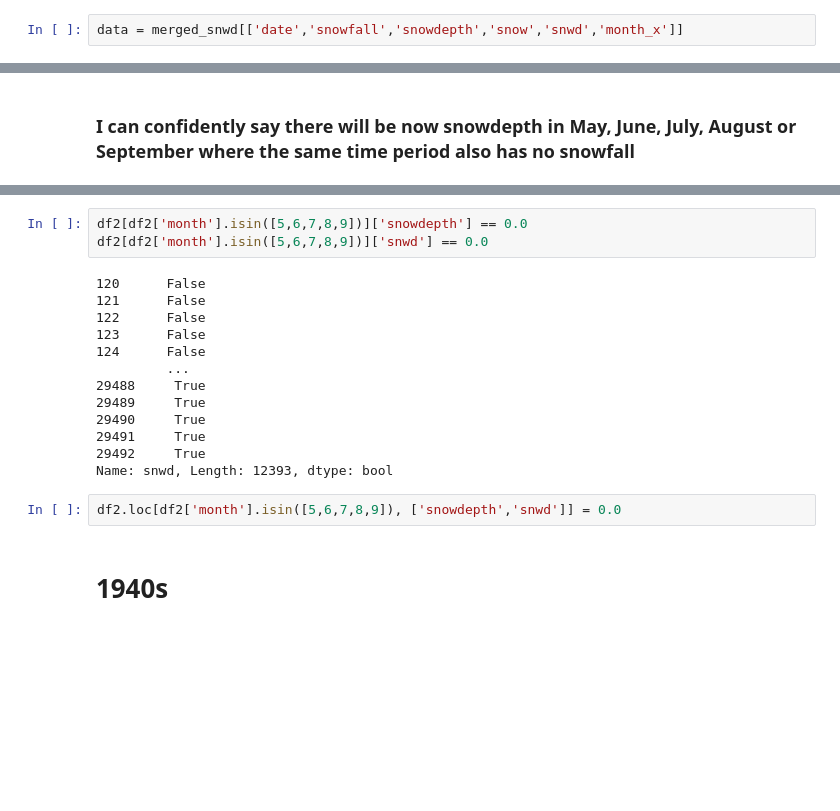
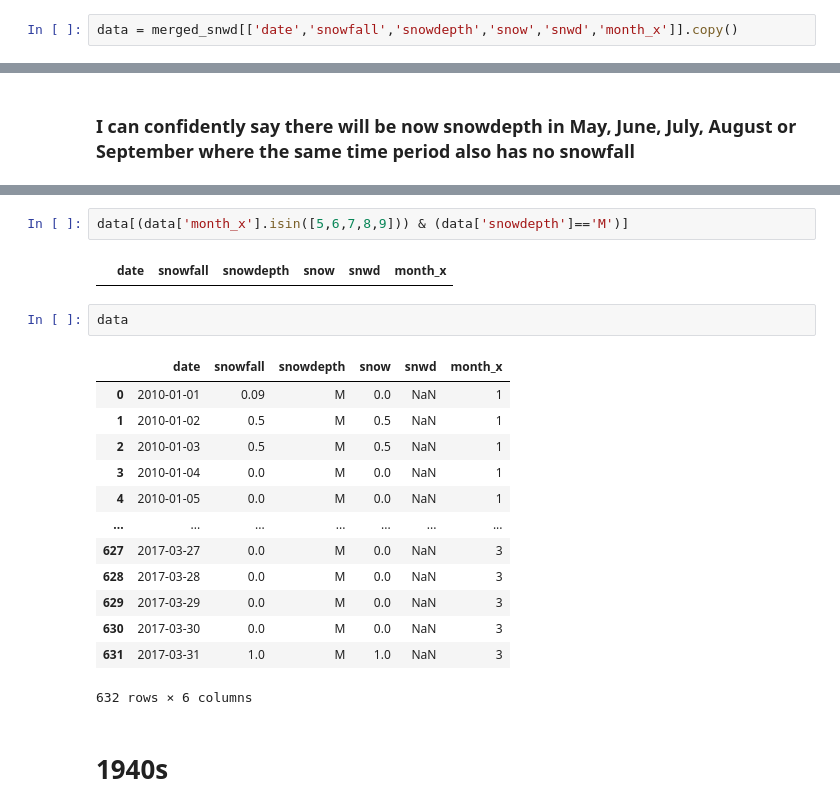
Before and after one commit to mrp10005/Bradley_CT_Weather, a Jupyter notebook: Bradley_Data_Cleansing_1_1_1943_12_31_2023.ipynb, the cells around one changed output, grey strips where cells are left out. Cells and saved outputs as stored; diff of their text form; blank space fills up the shorter version.

```diff
--- a/Bradley_Data_Cleansing_1_1_1943_12_31_2023.ipynb
+++ b/Bradley_Data_Cleansing_1_1_1943_12_31_2023.ipynb
@@ -740,7 +798,7 @@ noaa_snd_missing = df[(df['date']>= '2010-01-01') & (df['date']< '2020-01-01')&
 # %%
 merged_snwd = pd.merge(cor_snd_missing,noaa_snd_missing, on = 'date', how = 'left')
 # %%
-data = merged_snwd[['date','snowfall','snowdepth','snow','snwd','month_x']]
+data = merged_snwd[['date','snowfall','snowdepth','snow','snwd','month_x']].copy()
 # %%
 data[data['snwd'].isna()].shape
 # %% [output]
@@ -771,23 +822,25 @@ df2[~df2['month'].isin([1,2,3,4,10,11,12])].shape
 # %% [output]
 (12393, 17)
-# %%
-df2[df2['month'].isin([5,6,7,8,9])]['snowdepth'] == 0.0
-df2[df2['month'].isin([5,6,7,8,9])]['snwd'] == 0.0
-# %% [output]
-120      False
-121      False
-122      False
-123      False
-124      False
-         ...
-29488     True
-29489     True
-29490     True
-29491     True
-29492     True
-Name: snwd, Length: 12393, dtype: bool
-# %%
-df2.loc[df2['month'].isin([5,6,7,8,9]), ['snowdepth','snwd']] = 0.0
+# %%
+data[(data['month_x'].isin([5,6,7,8,9])) & (data['snowdepth']=='M')]
+# %% [output]
+|  | date | snowfall | snowdepth | snow | snwd | month_x |
+# %%
+data
+# %% [output]
+|  | date | snowfall | snowdepth | snow | snwd | month_x |
+| 0 | 2010-01-01 | 0.09 | M | 0.0 | NaN | 1 |
+| 1 | 2010-01-02 | 0.5 | M | 0.5 | NaN | 1 |
+| 2 | 2010-01-03 | 0.5 | M | 0.5 | NaN | 1 |
+| 3 | 2010-01-04 | 0.0 | M | 0.0 | NaN | 1 |
+| 4 | 2010-01-05 | 0.0 | M | 0.0 | NaN | 1 |
+| ... | ... | ... | ... | ... | ... | ... |
+| 627 | 2017-03-27 | 0.0 | M | 0.0 | NaN | 3 |
+| 628 | 2017-03-28 | 0.0 | M | 0.0 | NaN | 3 |
+| 629 | 2017-03-29 | 0.0 | M | 0.0 | NaN | 3 |
+| 630 | 2017-03-30 | 0.0 | M | 0.0 | NaN | 3 |
+| 631 | 2017-03-31 | 1.0 | M | 1.0 | NaN | 3 |
+632 rows × 6 columns
 # %% [markdown]
 # 1940s
 # %%
```
Also changed, not shown: parts of 17 cells of this notebook.
